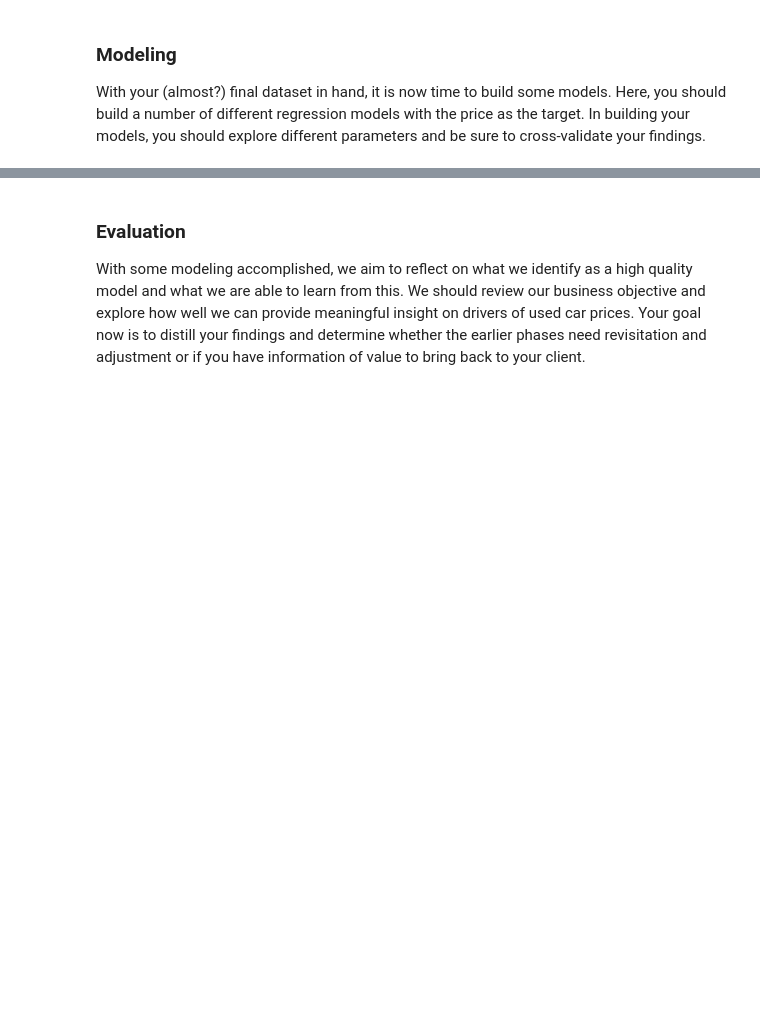
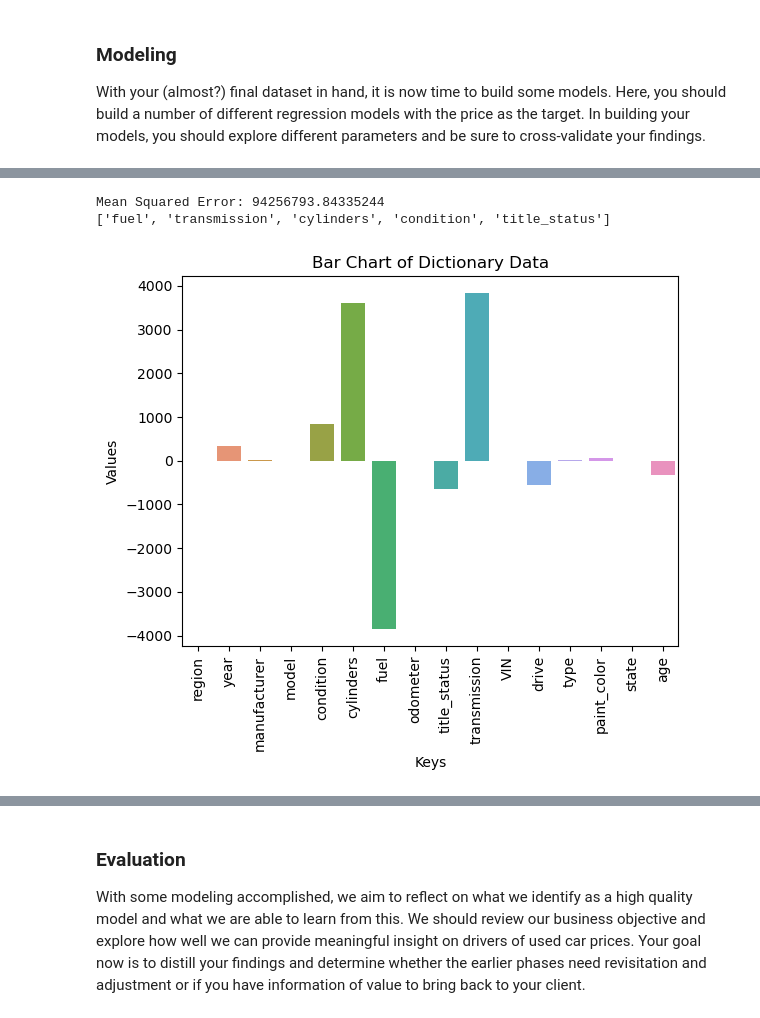
Before and after one commit to ngratzi/car_analysis, a Jupyter notebook: prompt_II.ipynb, the cells around one changed output, grey strips where cells are left out. Drawn from its saved outputs; the diff is of its cells as text; code cells hidden in the pictures; blank space fills up the shorter version.

```diff
--- a/prompt_II.ipynb
+++ b/prompt_II.ipynb
@@ -832,0 +356,6 @@ something else
+# %%
+target = 'price'
+X = df_labeled.drop(target, axis=1)
+y = df_labeled[target]
+
+X_train, X_test, y_train, y_test = train_test_split(X, y, test_size=0.3, random_state=32)
@@ -832,0 +371,42 @@ something else
+# %%
+# Simple linear regression
+model = LinearRegression()
+model.fit(X_train, y_train)
+
+y_test_pred = model.predict(X_test)
+y_train_pred = model.predict(X_train)
+
+test_mse = mean_squared_error(y_test, y_test_pred)
+train_mse = mean_squared_error(y_train, y_train_pred)
+print(f"Test Mean Squared Error: {test_mse}")
+print(f"Train Mean Squared Error: {train_mse}")
+
+coefficients = model.coef_
+feature_names = X.columns
+feature_coefficients = dict(zip(feature_names, coefficients))
+
+# Sort the dictionary by absolute values and pick the top 5
+top_5 = sorted(feature_coefficients.items(), key=lambda x: abs(x[1]), reverse=True)[:5]
+
+# Extracting just the keys from the top 5
+top_5_keys = [key for key, value in top_5]
+
+print(top_5_keys)
+
+# Convert the dictionary to a pandas DataFrame
+df = pd.DataFrame(list(feature_coefficients.items()), columns=['Key', 'Value'])
+
+sns.barplot(x='Key', y='Value', data=df)
+
+# Adding title and labels (optional)
+plt.title('Bar Chart of Dictionary Data')
+plt.xlabel('Keys')
+plt.ylabel('Values')
+plt.xticks(rotation=90)
+
+# Show the plot
+plt.show()
+# %% [output]
+Mean Squared Error: 94256793.84335244
+['fuel', 'transmission', 'cylinders', 'condition', 'title_status']
+[figure, added]
```
Also changed, not shown: parts of 71 cells of this notebook.
